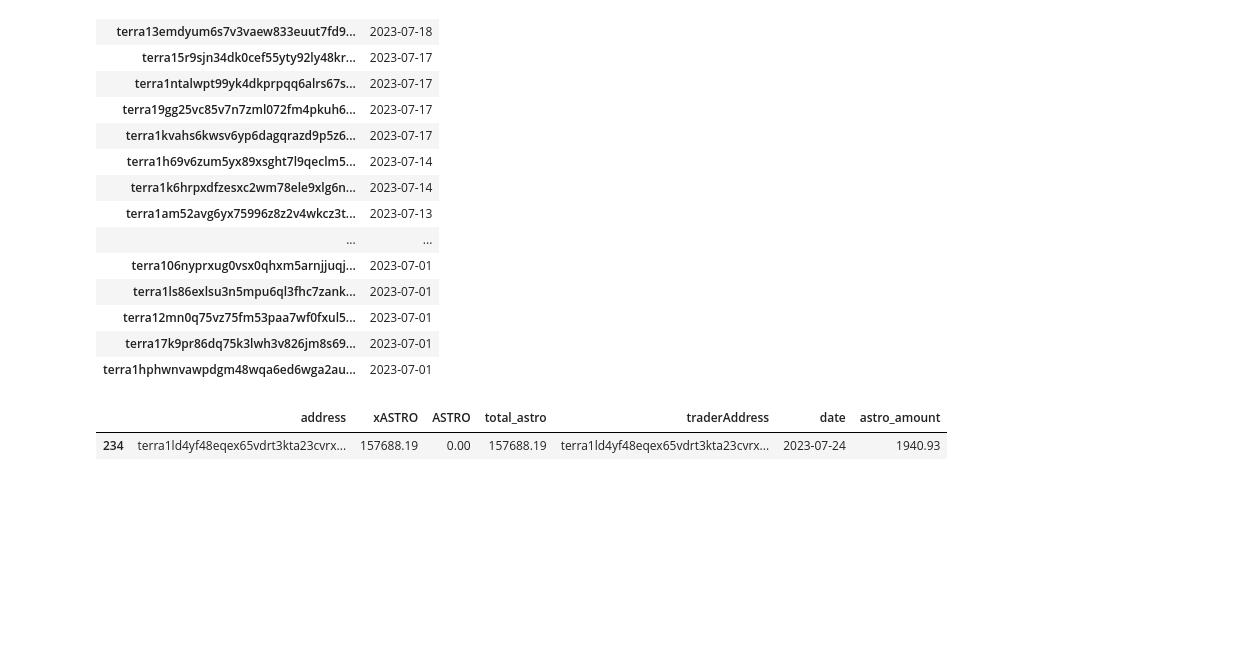
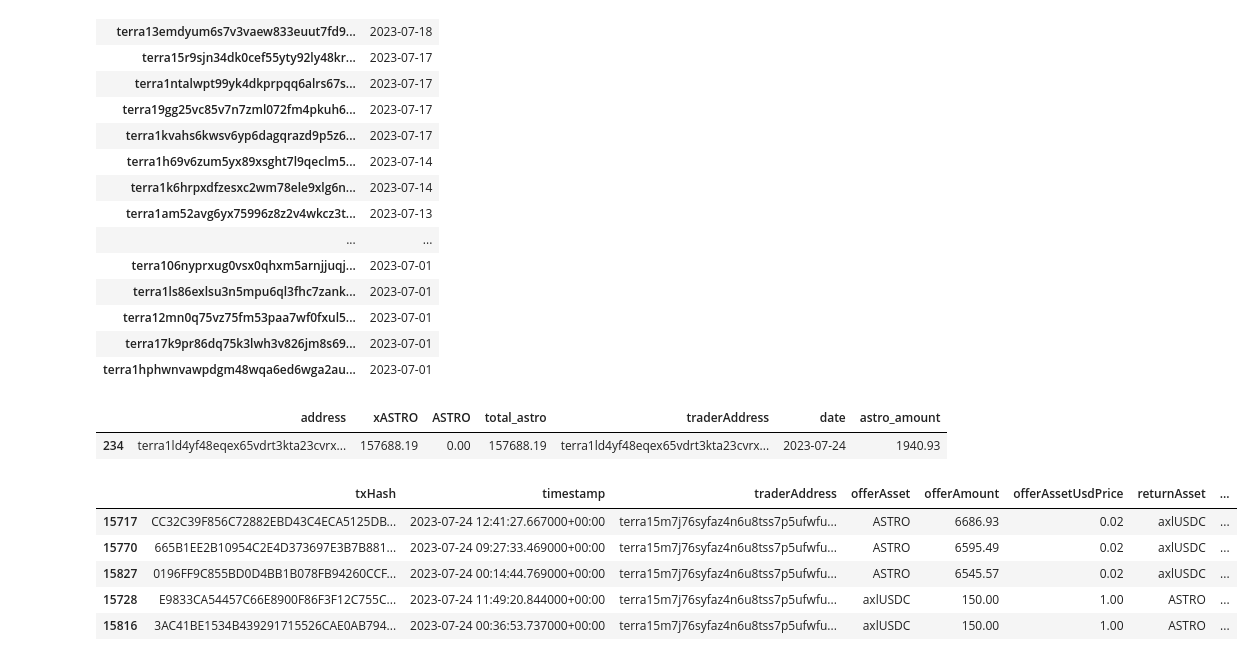
Before and after one commit to IncioMan/cosmos-activities-dashboard, a Jupyter notebook: python/notebooks/astro_analysis.ipynb, the cells around one changed output. Saved outputs shown, nothing was run; the diff lists cells and outputs as text; code cells hidden in the pictures; blank space fills up the shorter version.

```diff
--- a/python/notebooks/astro_analysis.ipynb
+++ b/python/notebooks/astro_analysis.ipynb
@@ -315,3 +315,13 @@ whales_daily[whales_daily.address=='terra1ld4yf48eqex65vdrt3kta23cvrx865zyfkgkka
 # %% [output]
 |  | address | xASTRO | ASTRO | total_astro | traderAddress | date | astro_amount |
 | 234 | terra1ld4yf48eqex65vdrt3kta23cvrx... | 157688.19 | 0.00 | 157688.19 | terra1ld4yf48eqex65vdrt3kta23cvrx... | 2023-07-24 | 1940.93 |
+# %%
+swaps_df[(swaps_df.traderAddress=='terra15m7j76syfaz4n6u8tss7p5ufwfuhjk04g7z8mp')&\
+            (swaps_df.date=='2023-07-24')]
+# %% [output]
+|  | txHash | timestamp | traderAddress | offerAsset | offerAmount | offerAssetUsdPrice | returnAsset | ... |
+| 15717 | CC32C39F856C72882EBD43C4ECA5125DB... | 2023-07-24 12:41:27.667000+00:00 | terra15m7j76syfaz4n6u8tss7p5ufwfu... | ASTRO | 6686.93 | 0.02 | axlUSDC | ... |
+| 15770 | 665B1EE2B10954C2E4D373697E3B7B881... | 2023-07-24 09:27:33.469000+00:00 | terra15m7j76syfaz4n6u8tss7p5ufwfu... | ASTRO | 6595.49 | 0.02 | axlUSDC | ... |
+| 15827 | 0196FF9C855BD0D4BB1B078FB94260CCF... | 2023-07-24 00:14:44.769000+00:00 | terra15m7j76syfaz4n6u8tss7p5ufwfu... | ASTRO | 6545.57 | 0.02 | axlUSDC | ... |
+| 15728 | E9833CA54457C66E8900F86F3F12C755C... | 2023-07-24 11:49:20.844000+00:00 | terra15m7j76syfaz4n6u8tss7p5ufwfu... | axlUSDC | 150.00 | 1.00 | ASTRO | ... |
+| 15816 | 3AC41BE1534B439291715526CAE0AB794... | 2023-07-24 00:36:53.737000+00:00 | terra15m7j76syfaz4n6u8tss7p5ufwfu... | axlUSDC | 150.00 | 1.00 | ASTRO | ... |
```
Also changed, not shown: 9 other files.
